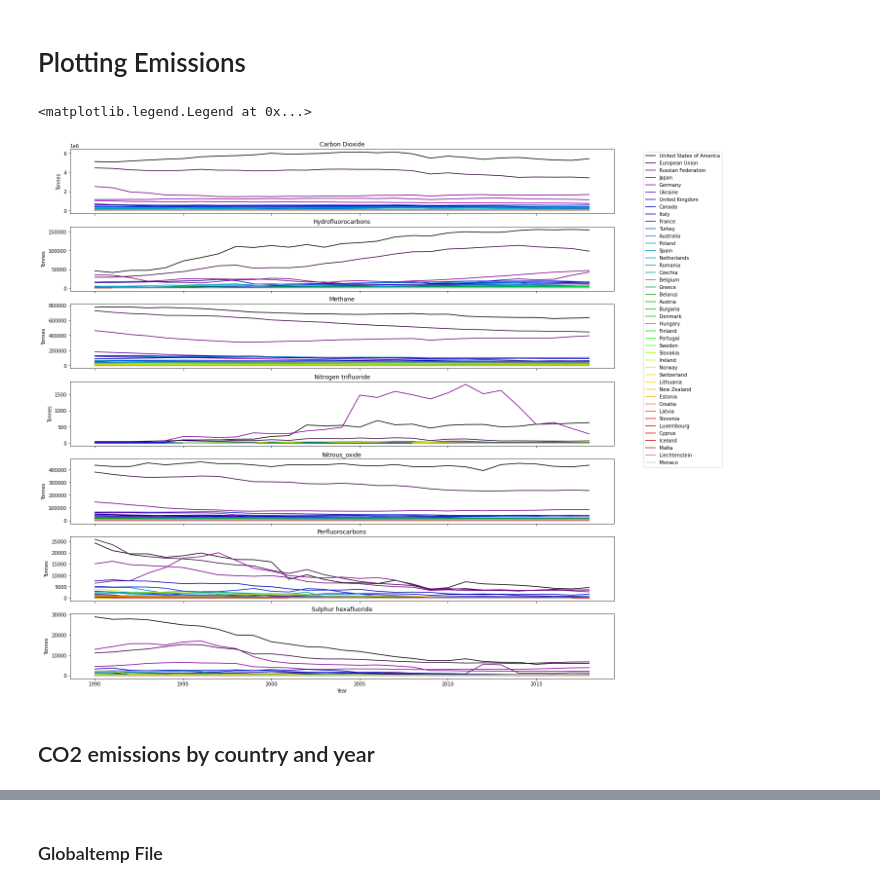
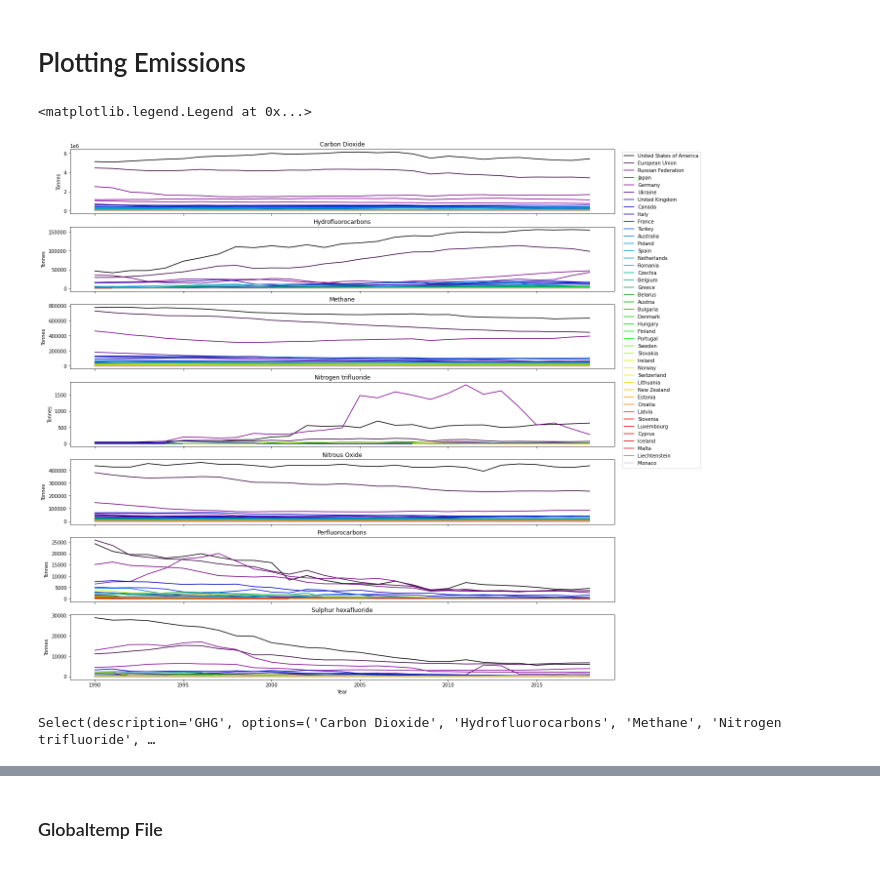
Before and after one commit to jmoro0408/ClimateData, a Jupyter notebook: notebooks/1.0-initial-data-exploration.ipynb, the cells around one changed output, grey strips where cells are left out. Cells and saved outputs as stored; diff of their text form; code cells hidden in the pictures.

Commit message:
added ghg choropleth map

```diff
--- a/notebooks/1.0-initial-data-exploration.ipynb
+++ b/notebooks/1.0-initial-data-exploration.ipynb
@@ -202,31 +204,29 @@ countries = CO2_df.sort_values(by="Value", ascending = False)["Country or Area"]
 # %%
 number_of_plots = len(countries)
 
 fig, axs = plt.subplots(nrows = 7, ncols =1, sharex = True, figsize = (20,20))
 colormap = plt.cm.nipy_spectral
 colors = [colormap(i) for i in np.linspace(0, 1,number_of_plots)]
 
 for ax in axs.flat:
     ax.set_prop_cycle('color', colors)
 
 for graph_index,df in enumerate(greenhouse_gas_dfs):
     for country in countries:
         df_plot = df[df["Country or Area"] == country]
         axs[graph_index].plot(df_plot["Year"], df_plot["Value"], label = country)
 
 axs[0].set(title="Carbon Dioxide")
 axs[1].set(title="Hydrofluorocarbons")
 axs[2].set(title="Methane")
 axs[3].set(title="Nitrogen trifluoride")
-axs[4].set(title="Nitrous_oxide")
+axs[4].set(title="Nitrous Oxide")
 axs[5].set(title="Perfluorocarbons")
 axs[6].set(title="Sulphur hexafluoride", xlabel="Year")
 for ax in axs.flat:
     ax.set(ylabel="Tonnes")
 
-axs[0].legend(bbox_to_anchor=(1.05, 1.0))
+axs[0].legend(bbox_to_anchor=(1.01, 1.0))
 # %% [output]
 <matplotlib.legend.Legend at 0x...>
-[figure, old version]
+[figure, new version]
-# %% [markdown]
-## CO2 emissions by country and year
@@ -232,0 +243,18 @@ axs[0].legend(bbox_to_anchor=(1.05, 1.0))
+# %%
+choropleth_choice=widgets.Select(
+    options=["Carbon Dioxide",
+"Hydrofluorocarbons",
+"Methane",
+"Nitrogen trifluoride",
+"Nitrous Oxide",
+"Perfluorocarbons",
+"Sulphur hexafluoride",
+],
+    value='Carbon Dioxide',
+    # rows=10,
+    description='GHG',
+    disabled=False
+)
+display(choropleth_choice)
+# %% [output]
+Select(description='GHG', options=('Carbon Dioxide', 'Hydrofluorocarbons', 'Methane', 'Nitrogen trifluoride', …
```
Also changed, not shown: parts of 5 cells of this notebook.
